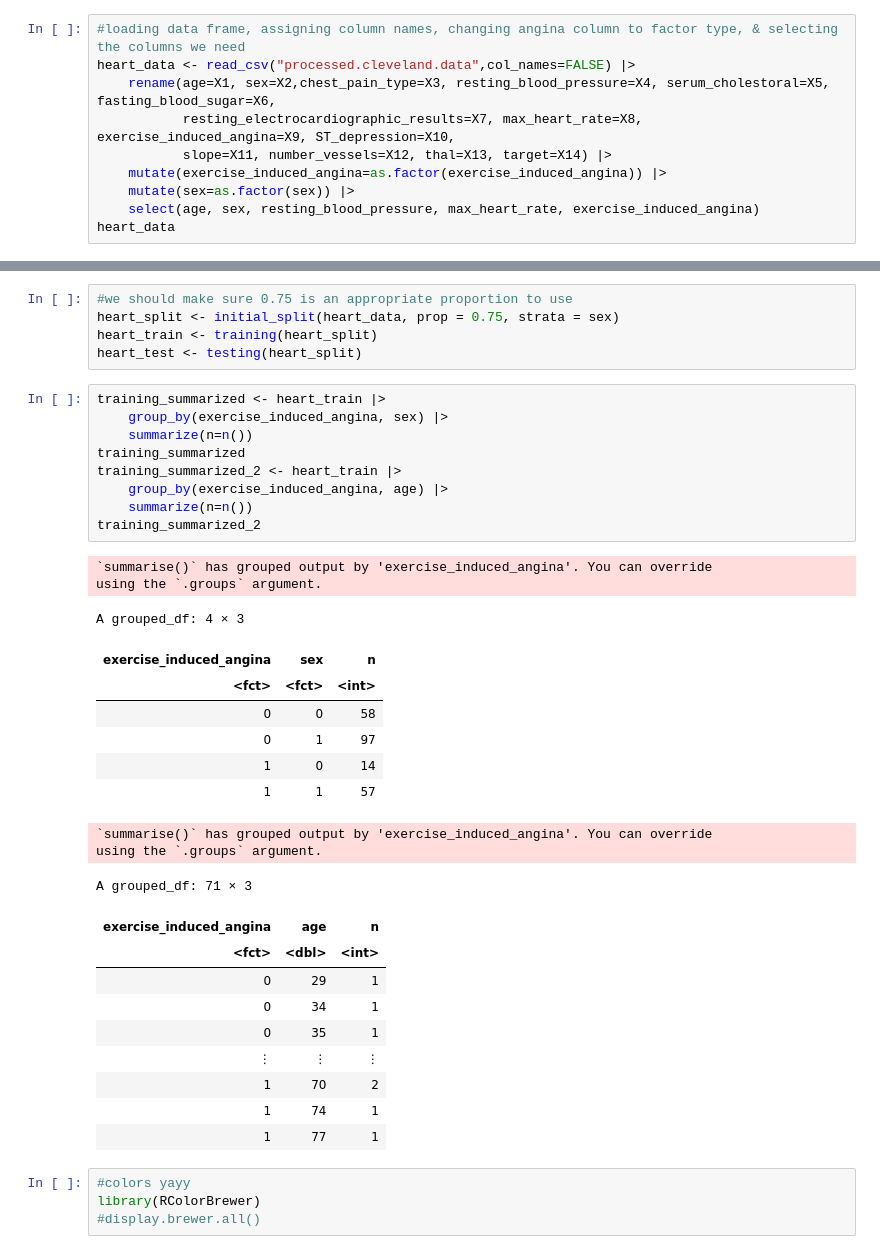
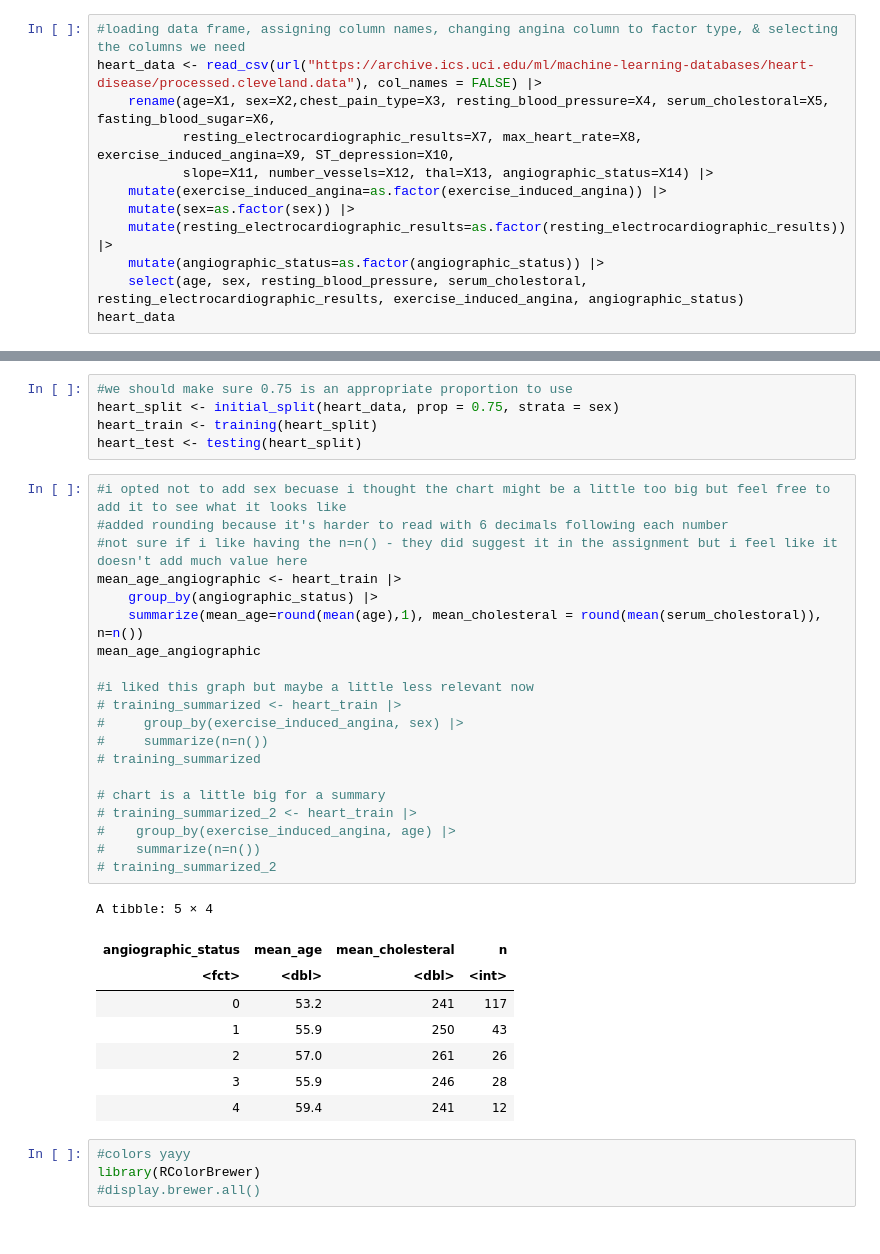
Before and after one commit to samtang22/dsci-100-2022W1-group-21, a Jupyter notebook: heart.data.ipynb, the cells around one changed output, grey strips where cells are left out. Drawn from its saved outputs; the diff is of its cells as text.

```diff
--- a/heart.data.ipynb
+++ b/heart.data.ipynb
@@ -27,12 +24,14 @@ ERROR: Error in file(filename, "r", encoding = encoding): cannot open the connec
 # %%
 #loading data frame, assigning column names, changing angina column to factor type, & selecting the columns we need
-heart_data <- read_csv("processed.cleveland.data",col_names=FALSE) |>
+heart_data <- read_csv(url("https://archive.ics.uci.edu/ml/machine-learning-databases/heart-disease/processed.cleveland.data"), col_names = FALSE) |>
     rename(age=X1, sex=X2,chest_pain_type=X3, resting_blood_pressure=X4, serum_cholestoral=X5, fasting_blood_sugar=X6,
            resting_electrocardiographic_results=X7, max_heart_rate=X8, exercise_induced_angina=X9, ST_depression=X10,
-           slope=X11, number_vessels=X12, thal=X13, target=X14) |>
+           slope=X11, number_vessels=X12, thal=X13, angiographic_status=X14) |>
     mutate(exercise_induced_angina=as.factor(exercise_induced_angina)) |>
     mutate(sex=as.factor(sex)) |>
-    select(age, sex, resting_blood_pressure, max_heart_rate, exercise_induced_angina)
+    mutate(resting_electrocardiographic_results=as.factor(resting_electrocardiographic_results)) |>
+    mutate(angiographic_status=as.factor(angiographic_status)) |>
+    select(age, sex, resting_blood_pressure, serum_cholestoral, resting_electrocardiographic_results, exercise_induced_angina, angiographic_status)
 heart_data
 # %% [output]
 Rows: 303 Columns: 14
@@ -59,36 +58,34 @@ heart_split <- initial_split(heart_data, prop = 0.75, strata = sex)
 heart_train <- training(heart_split)
 heart_test <- testing(heart_split)
 # %%
-training_summarized <- heart_train |>
-    group_by(exercise_induced_angina, sex) |>
-    summarize(n=n())
-training_summarized
-training_summarized_2 <- heart_train |>
-    group_by(exercise_induced_angina, age) |>
-    summarize(n=n())
-training_summarized_2
+#i opted not to add sex becuase i thought the chart might be a little too big but feel free to add it to see what it looks like
+#added rounding because it's harder to read with 6 decimals following each number
+#not sure if i like having the n=n() - they did suggest it in the assignment but i feel like it doesn't add much value here
+mean_age_angiographic <- heart_train |>
+    group_by(angiographic_status) |>
+    summarize(mean_age=round(mean(age),1), mean_cholesteral = round(mean(serum_cholestoral)), n=n())
+mean_age_angiographic
+
+#i liked this graph but maybe a little less relevant now
+# training_summarized <- heart_train |>
+#     group_by(exercise_induced_angina, sex) |>
+#     summarize(n=n())
+# training_summarized
+
+# chart is a little big for a summary
+# training_summarized_2 <- heart_train |>
+#    group_by(exercise_induced_angina, age) |>
+#    summarize(n=n())
+# training_summarized_2
 # %% [output]
-`summarise()` has grouped output by 'exercise_induced_angina'. You can override
-using the `.groups` argument.
+A tibble: 5 × 4
-A grouped_df: 4 × 3
-| exercise_induced_angina | sex | n |
-| <fct> | <fct> | <int> |
-| 0 | 0 | 58 |
-| 0 | 1 | 97 |
-| 1 | 0 | 14 |
-| 1 | 1 | 57 |
+| angiographic_status | mean_age | mean_cholesteral | n |
+| <fct> | <dbl> | <dbl> | <int> |
+| 0 | 53.2 | 241 | 117 |
+| 1 | 55.9 | 250 | 43 |
+| 2 | 57.0 | 261 | 26 |
+| 3 | 55.9 | 246 | 28 |
+| 4 | 59.4 | 241 | 12 |
-`summarise()` has grouped output by 'exercise_induced_angina'. You can override
-using the `.groups` argument.
-A grouped_df: 71 × 3
-| exercise_induced_angina | age | n |
-| <fct> | <dbl> | <int> |
-| 0 | 29 | 1 |
-| 0 | 34 | 1 |
-| 0 | 35 | 1 |
-| ⋮ | ⋮ | ⋮ |
-| 1 | 70 | 2 |
-| 1 | 74 | 1 |
-| 1 | 77 | 1 |
 # %%
 #colors yayy
 library(RColorBrewer)
```
Also changed, not shown: parts of 3 cells of this notebook.
